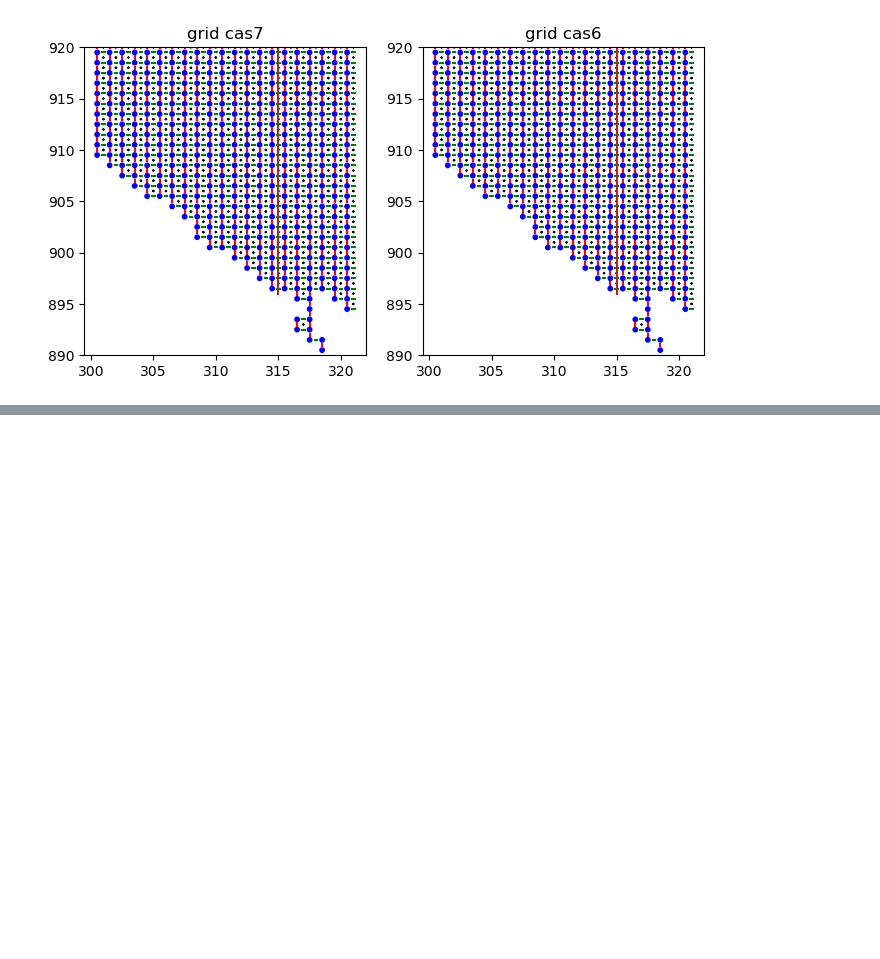
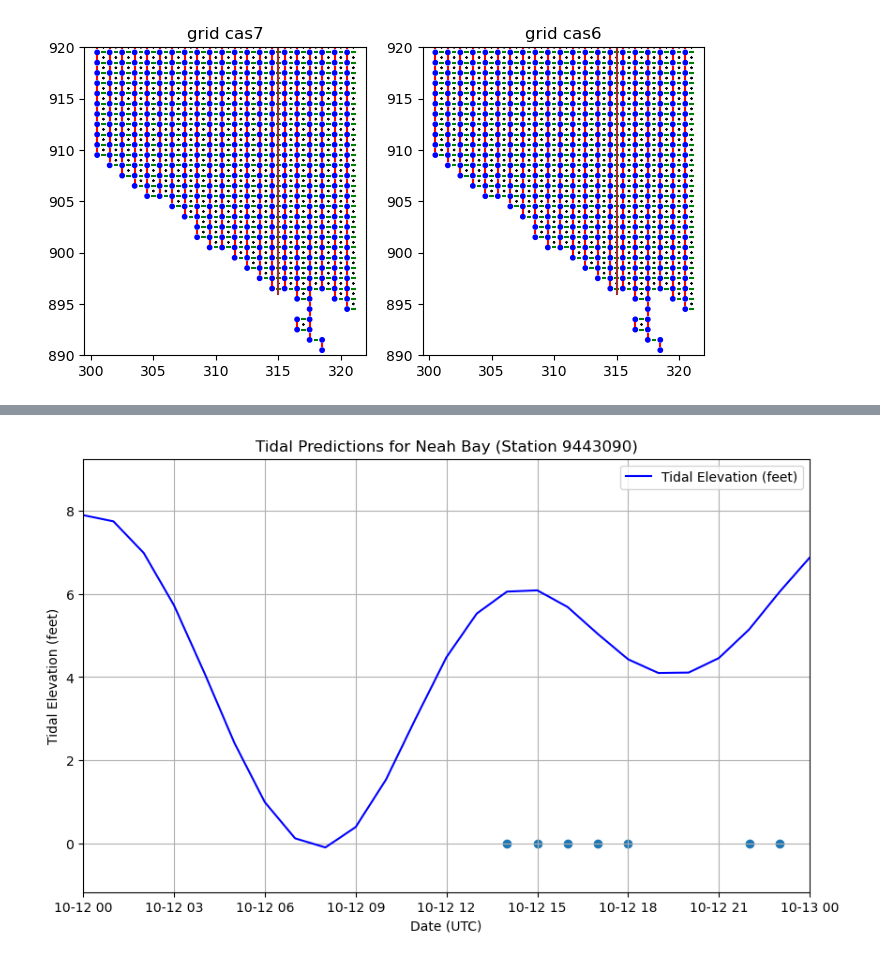
Before and after one commit to rbeutel/LO_user, a Jupyter notebook: ariane/coastcrash.ipynb, the cells around one changed output, grey strips where cells are left out. Drawn from its saved outputs; the diff is of its cells as text; code cells hidden in the pictures; blank space fills up the shorter version.

```diff
--- a/ariane/coastcrash.ipynb
+++ b/ariane/coastcrash.ipynb
@@ -337,0 +354,45 @@ ax[1].set_ylim([ymin,ymax])
+# %%
+# datetimes with craches
+
+tcrash = [datetime(2017,10,12,14),datetime(2017,10,12,15),datetime(2017,10,12,16),datetime(2017,10,12,17),datetime(2017,10,12,18),datetime(2017,10,12,22),datetime(2017,10,12,23)]
+# %%
+# is is happening during certain times in the tidal cycle?
+import pandas as pd
+import matplotlib.pyplot as plt
+from datetime import datetime
+import pytz
+import numpy as np
+
+# Load the data
+file_path = '/data1/bbeutel/LO_user/ariane/9443090.txt'
+
+# Read the file into a pandas DataFrame
+# Notice that we read in the 'Time' and 'AM/PM' separately
+data = pd.read_csv(file_path, delim_whitespace=True, skiprows=14,
+                   names=['Date', 'Day', 'Time', 'AMPM', 'Pred'])
+
+# Combine 'Time' and 'AMPM' into a single 'Time' column
+data['Time'] = data['Time'] + ' ' + data['AMPM']
+
+# Drop the 'AMPM' column as it is no longer needed
+data = data.drop(columns=['AMPM'])
+
+# Combine 'Date' and 'Time' into a single datetime column
+data['Date_Time'] = pd.to_datetime(data['Date'] + ' ' + data['Time'], format='%Y/%m/%d %I:%M %p')
+
+# Assuming the data is in Pacific Time (PT), convert to UTC
+data['Date_Time'] = data['Date_Time'].dt.tz_localize('US/Pacific').dt.tz_convert('UTC')
+
+# Plot the tidal predictions
+plt.figure(figsize=(10, 6))
+plt.plot(data['Date_Time'], data['Pred'], label='Tidal Elevation (feet)', color='blue')
+plt.title('Tidal Predictions for Neah Bay (Station 9443090)')
+plt.xlabel('Date (UTC)')
+plt.ylabel('Tidal Elevation (feet)')
+plt.scatter(tcrash, np.zeros(len(tcrash)))
+plt.grid(True)
+plt.legend()
+plt.xlim([datetime(2017,10,12,0),datetime(2017,10,13,0)])
+plt.show()
+# %% [output]
+[figure, added]
```
Also changed, not shown: parts of 1 cell of this notebook, 6 other files.
